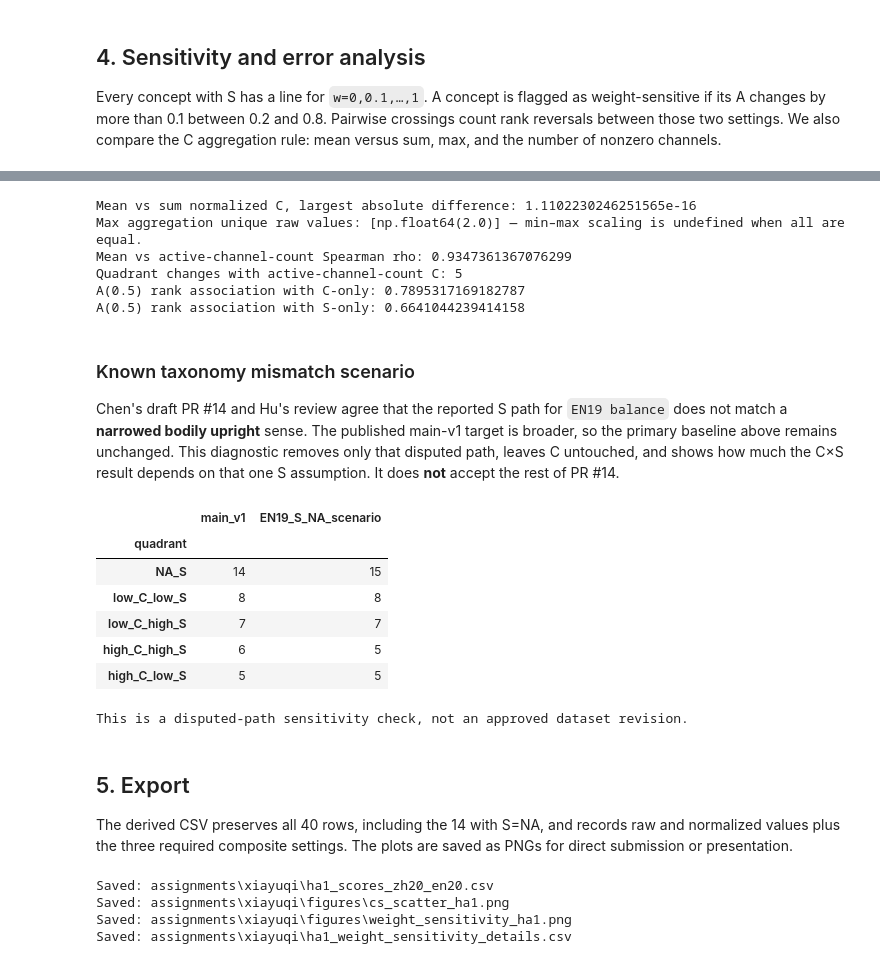
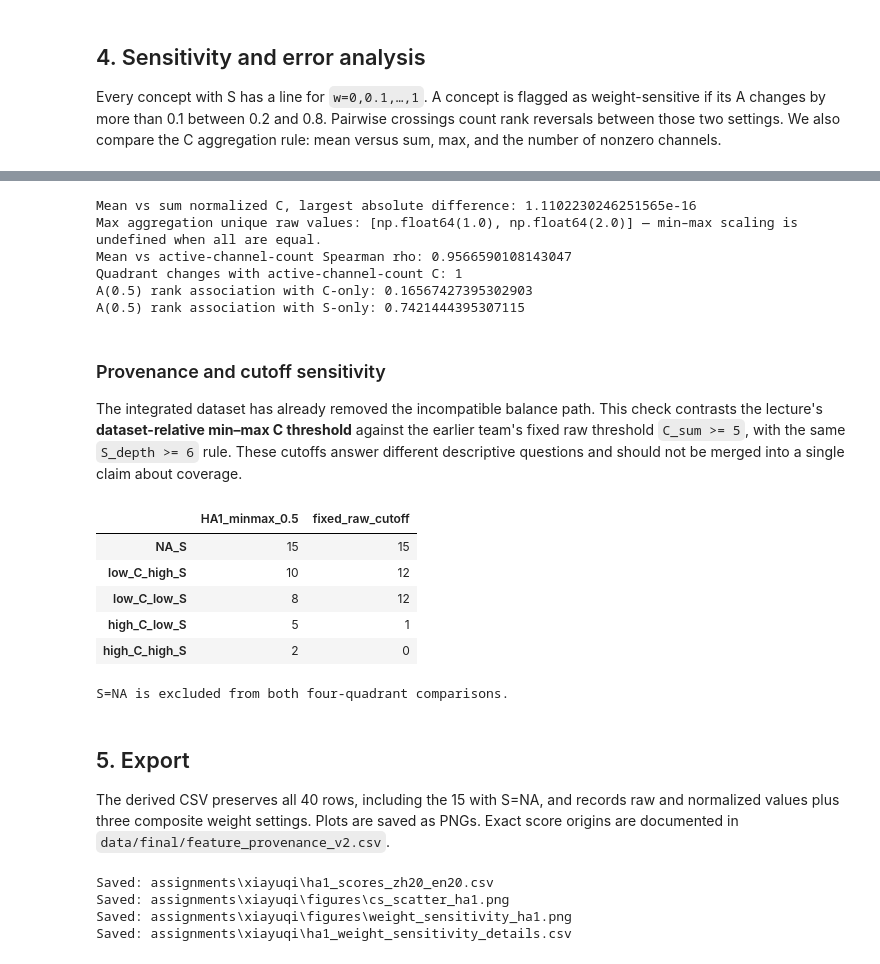
Before and after one commit to Uuu-7/Embodied-AI-and-Neurocomputational-Semantics, a Jupyter notebook: assignments/xiayuqi/ha1_simulator.ipynb, the cells around one changed output, grey strips where cells are left out. Saved outputs shown, nothing was run; the diff lists cells and outputs as text; code cells hidden in the pictures.

```diff
--- a/assignments/xiayuqi/ha1_simulator.ipynb
+++ b/assignments/xiayuqi/ha1_simulator.ipynb
@@ -15,7 +13,7 @@ from IPython.display import display, Image
 
 current = Path.cwd().resolve()
 repo = next((p for p in (current, *current.parents)
-             if (p / "data/final/spatial_relations_zh20_en20_v1.csv").is_file()), None)
+             if (p / "data/final/spatial_relations_zh20_en20_v2.csv").is_file()), None)
 if repo is None:
     raise FileNotFoundError("Open the notebook inside the repository or run it from the repository root")
 work = repo / "assignments/xiayuqi"
@@ -35,7 +33,7 @@ Repository: E:\Data Science\DS_2\7_Embodied AI and Neurocomputional Semantics\hi
 
 `C_raw` is the **mean** of the seven 0–2 feature values. `S_raw` counts edges in the reported root-to-sense path. A missing path yields **NA**, never zero. Each axis is then scaled by observed min–max to [0, 1]. The scale is dataset-relative: adding different concepts can move existing normalized positions.
 # %%
-inventory = load_inventory(repo / "data/final/spatial_relations_zh20_en20_v1.csv")
+inventory = load_inventory(repo / "data/final/spatial_relations_zh20_en20_v2.csv")
 scores = add_weight_settings(prepare_scores(inventory, c_aggregation="mean"))
 display(scores[["concept_id","language","term","C_raw","C_norm","S_raw","S_norm",
                 "quadrant","A_0.2","A_0.5","A_0.8"]].head(10))
@@ -167,38 +165,39 @@ print("A(0.5) rank association with S-only:",
       scores["A_0.5"].corr(abstractness(scores, 0), method="spearman"))
 # %% [output]
 Mean vs sum normalized C, largest absolute difference: 1.1102230246251565e-16
-Max aggregation unique raw values: [np.float64(2.0)] — min–max scaling is undefined when all are equal.
-Mean vs active-channel-count Spearman rho: 0.9347361367076299
-Quadrant changes with active-channel-count C: 5
-A(0.5) rank association with C-only: 0.7895317169182787
-A(0.5) rank association with S-only: 0.6641044239414158
+Max aggregation unique raw values: [np.float64(1.0), np.float64(2.0)] — min–max scaling is undefined when all are equal.
+Mean vs active-channel-count Spearman rho: 0.9566590108143047
+Quadrant changes with active-channel-count C: 1
+A(0.5) rank association with C-only: 0.16567427395302903
+A(0.5) rank association with S-only: 0.7421444395307115
 # %% [markdown]
-### Known taxonomy mismatch scenario
+### Provenance and cutoff sensitivity
 
-Chen's draft PR #14 and Hu's review agree that the reported S path for `EN19 balance` does not match a **narrowed bodily upright** sense. The published main-v1 target is broader, so the primary baseline above remains unchanged. This diagnostic removes only that disputed path, leaves C untouched, and shows how much the C×S result depends on that one S assumption. It does **not** accept the rest of PR #14.
+The integrated dataset has already removed the incompatible balance path. This check contrasts the lecture's **dataset-relative min–max C threshold** against the earlier team's fixed raw threshold `C_sum >= 5`, with the same `S_depth >= 6` rule. These cutoffs answer different descriptive questions and should not be merged into a single claim about coverage.
 # %%
-balance_na_input = inventory.copy()
-balance_na_input.loc[balance_na_input.concept_id == "EN19", ["S_depth","S_taxonomy_path"]] = np.nan
-balance_na = prepare_scores(balance_na_input)
-comparison = pd.concat([
-    scores.quadrant.value_counts().rename("main_v1"),
-    balance_na.quadrant.value_counts().rename("EN19_S_NA_scenario")
-], axis=1).fillna(0).astype(int)
-display(comparison)
-print("This is a disputed-path sensitivity check, not an approved dataset revision.")
+raw_cutoff = scores.copy()
+raw_cutoff["raw_quadrant"] = np.where(
+    raw_cutoff.S_raw.isna(), "NA_S",
+    np.where(raw_cutoff[list(FEATURES)].sum(axis=1) >= 5, "high_C", "low_C")
+    + "_" + np.where(raw_cutoff.S_raw >= 6, "high_S", "low_S")
+)
+display(pd.concat([
+    scores.quadrant.value_counts().rename("HA1_minmax_0.5"),
+    raw_cutoff.raw_quadrant.value_counts().rename("fixed_raw_cutoff")
+], axis=1).fillna(0).astype(int))
+print("S=NA is excluded from both four-quadrant comparisons.")
 # %% [output]
-|  | main_v1 | EN19_S_NA_scenario |
-| quadrant |  |  |
-| NA_S | 14 | 15 |
-| low_C_low_S | 8 | 8 |
-| low_C_high_S | 7 | 7 |
-| high_C_high_S | 6 | 5 |
-| high_C_low_S | 5 | 5 |
+|  | HA1_minmax_0.5 | fixed_raw_cutoff |
+| NA_S | 15 | 15 |
+| low_C_high_S | 10 | 12 |
+| low_C_low_S | 8 | 12 |
+| high_C_low_S | 5 | 1 |
+| high_C_high_S | 2 | 0 |
-This is a disputed-path sensitivity check, not an approved dataset revision.
+S=NA is excluded from both four-quadrant comparisons.
 # %% [markdown]
 ## 5. Export
 
-The derived CSV preserves all 40 rows, including the 14 with S=NA, and records raw and normalized values plus the three required composite settings. The plots are saved as PNGs for direct submission or presentation.
+The derived CSV preserves all 40 rows, including the 15 with S=NA, and records raw and normalized values plus three composite weight settings. Plots are saved as PNGs. Exact score origins are documented in `data/final/feature_provenance_v2.csv`.
 # %%
 output = work / "ha1_scores_zh20_en20.csv"
 export_cols = ["concept_id","language","term","semantic_family","C_rating_source",
```
Also changed, not shown: parts of 8 cells of this notebook, 20 other files.
